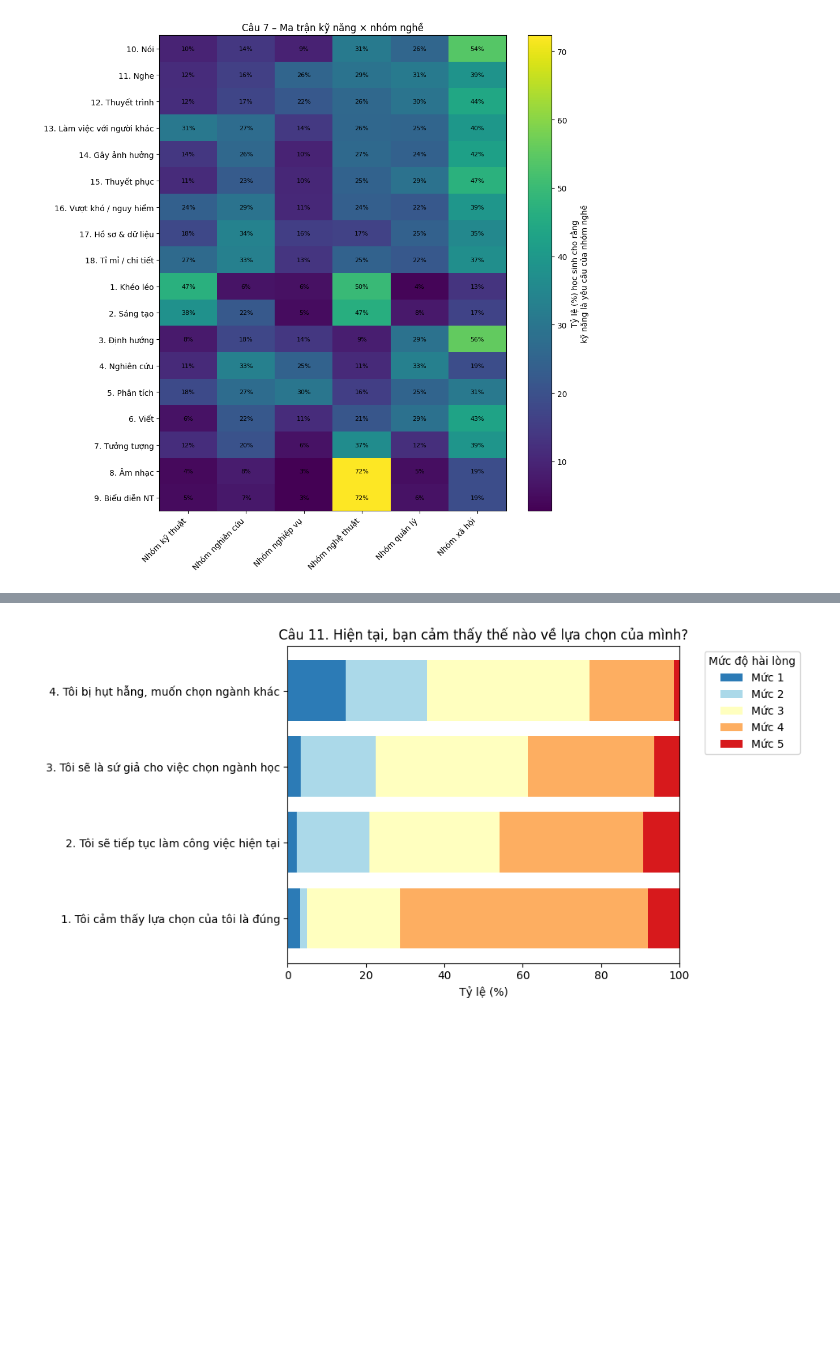
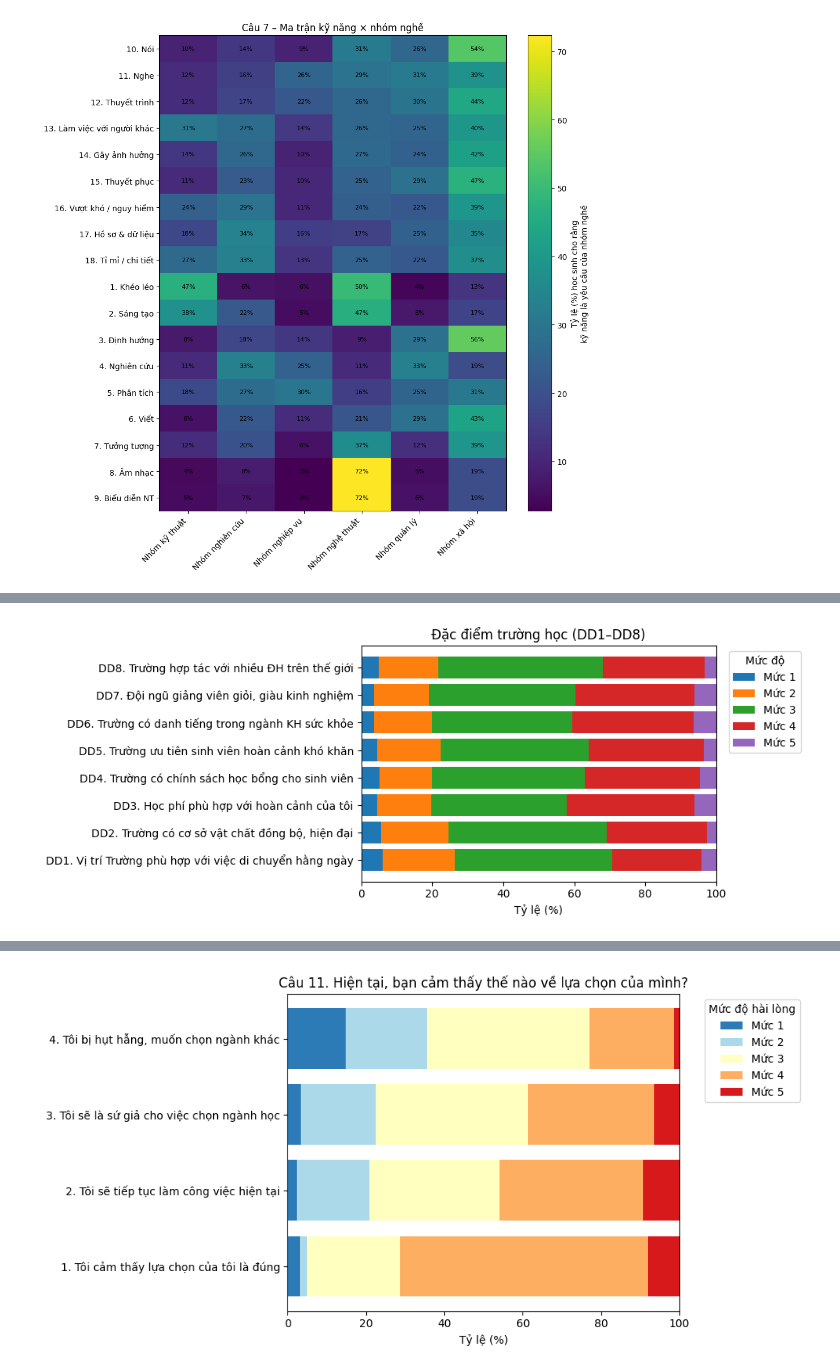
Before and after one commit to lamphat344961-alt/Th-ng-k--m-y-t-nh-v---ng-d-ng, a Jupyter notebook: PT_Phieu/Truc_quan.ipynb, the cells around one changed output, grey strips where cells are left out. Drawn from its saved outputs; the diff is of its cells as text; code cells hidden in the pictures; blank space fills up the shorter version.

```diff
--- a/PT_Phieu/Truc_quan.ipynb
+++ b/PT_Phieu/Truc_quan.ipynb
@@ -565,0 +621,20 @@ plt.show()
+# %%
+
+# ====== 2) NHÓM ĐẶC ĐIỂM TRƯỜNG – DD1–DD8 (q10_whycho6–13) ======
+
+dd_cols = [f"q10_whycho{i}" for i in range(6, 14)]
+dd_labels = [
+    "DD1. Vị trí Trường phù hợp với việc di chuyển hằng ngày",
+    "DD2. Trường có cơ sở vật chất đồng bộ, hiện đại",
+    "DD3. Học phí phù hợp với hoàn cảnh của tôi",
+    "DD4. Trường có chính sách học bổng cho sinh viên",
+    "DD5. Trường ưu tiên sinh viên hoàn cảnh khó khăn",
+    "DD6. Trường có danh tiếng trong ngành KH sức khỏe",
+    "DD7. Đội ngũ giảng viên giỏi, giàu kinh nghiệm",
+    "DD8. Trường hợp tác với nhiều ĐH trên thế giới",
+]
+
+plot_likert_group(df, dd_cols, dd_labels,
+                  "Đặc điểm trường học (DD1–DD8)")
+# %% [output]
+[figure, added]
```
Also changed, not shown: parts of 12 cells of this notebook, 1 other file.
